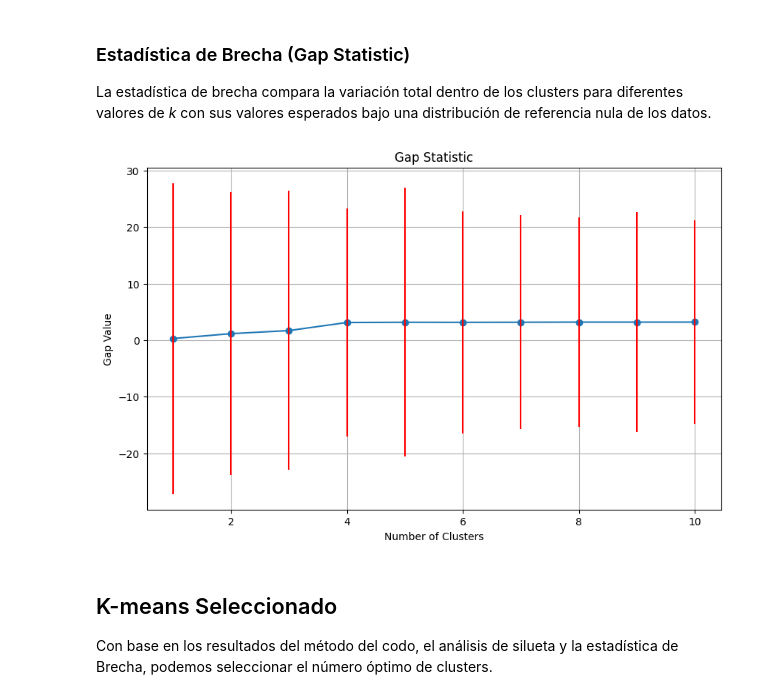
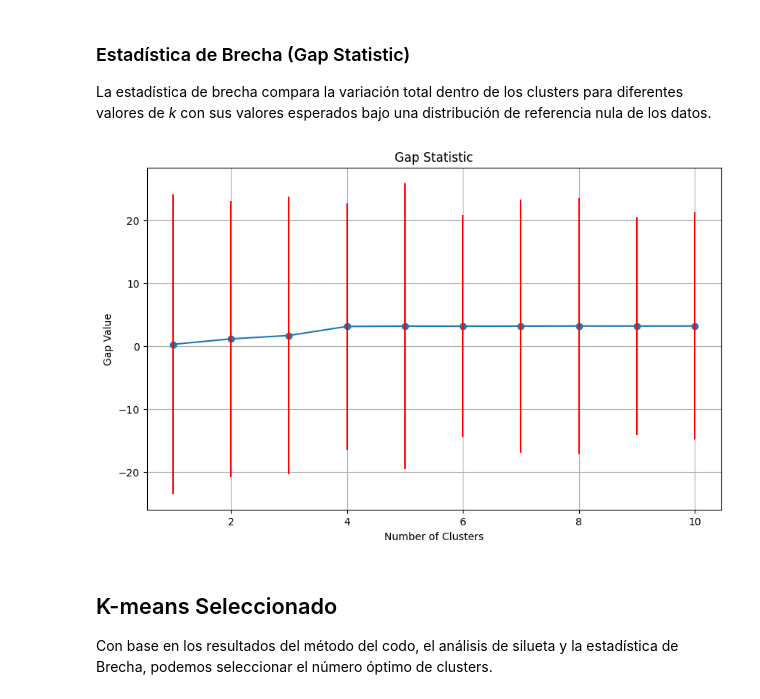
Before and after one commit to j4vierb/FinanzasAlpes-lab2, a Jupyter notebook: v1.ipynb, the cells around one changed output. Cells and saved outputs as stored; diff of their text form; code cells hidden in the pictures.

Commit message:
Modelo Kmeans corregido

```diff
--- a/v1.ipynb
+++ b/v1.ipynb
@@ -532,14 +532,16 @@ Implementación de K-means, descripción de las decisiones más importantes asoc
 ### Método del Codo
 
 El método del codo nos ayuda a determinar el número óptimo de clusters al graficar la suma de los cuadrados dentro del cluster (WCSS) contra el número de clusters.
+# %%
+df_kmeans = transformed_df.copy()
 # %%
 # Calcular el WCSS para diferentes numeros de clusters
 wcss = []
 max_clusters = 10
 
 for k in range(1, max_clusters + 1):
-    kmeans = KMeans(n_clusters=k, random_state=42)
-    kmeans.fit(transformed_df[not_f])
+    kmeans = KMeans(n_clusters=k, random_state=0)
+    kmeans.fit(df_kmeans[not_f])
     wcss.append(kmeans.inertia_)
 
 # Plot la curva
@@ -562,8 +564,8 @@ sil_scores = []
 
 for k in range(2, max_clusters + 1):
     kmeans = KMeans(n_clusters=k, random_state=42)
-    labels = kmeans.fit_predict(transformed_df[not_f])
-    score = silhouette_score(transformed_df[not_f], labels)
+    labels = kmeans.fit_predict(df_kmeans[not_f])
+    score = silhouette_score(df_kmeans[not_f], labels)
     sil_scores.append(score)
 
 # Plot los scores de silueta
@@ -599,35 +601,35 @@ def compute_gap_statistic(X, max_clusters=10, n_refs=10):
         orig_wcss = kmeans.inertia_
 
         # Calcular WCSS
         ref_wcss = []
         for ref in ref_data:
             kmeans.fit(ref)
             ref_wcss.append(kmeans.inertia_)
 
         # Calcular gap estadistico
         gap = np.log(np.mean(ref_wcss)) - np.log(orig_wcss)
         gaps.append(gap)
 
         # Calcular la desviacion estandar
         sd = np.sqrt(np.var(ref_wcss))
         sds.append(sd)
 
     return gaps, sds
 
 # Computar el  gap estadistico
-gaps, sds = compute_gap_statistic(transformed_df[not_f])
+gaps, sds = compute_gap_statistic(df_kmeans[not_f])
 
 # Plot el gap estadistico
 plt.figure(figsize=(10, 6))
 plt.plot(range(1, max_clusters + 1), gaps, marker='o')
 plt.errorbar(range(1, max_clusters + 1), gaps, yerr=sds, fmt='none', ecolor='red')
 plt.title('Gap Statistic')
 plt.xlabel('Number of Clusters')
 plt.ylabel('Gap Value')
 plt.grid(True)
 plt.show()
 # %% [output]
-[figure, old version]
+[figure, new version]
 # %% [markdown]
 ## K-means Seleccionado
 
```
Also changed, not shown: parts of 4 cells of this notebook.
